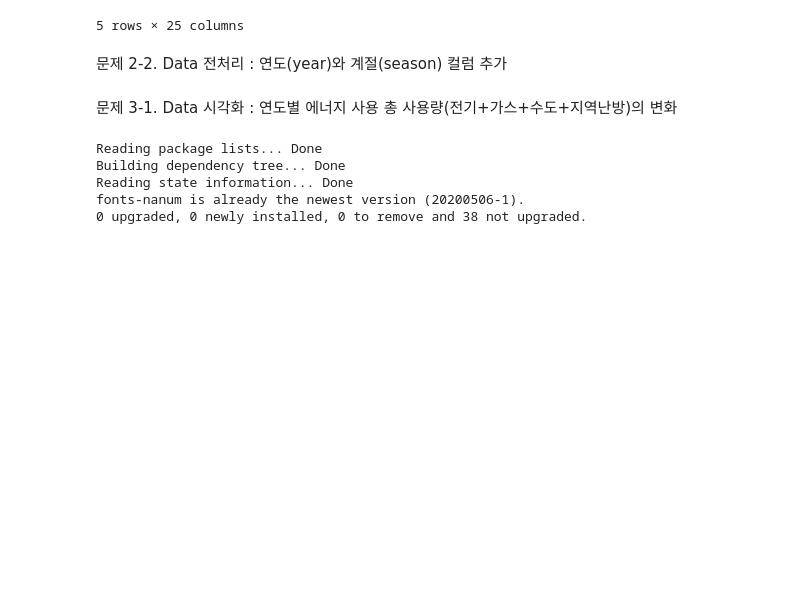
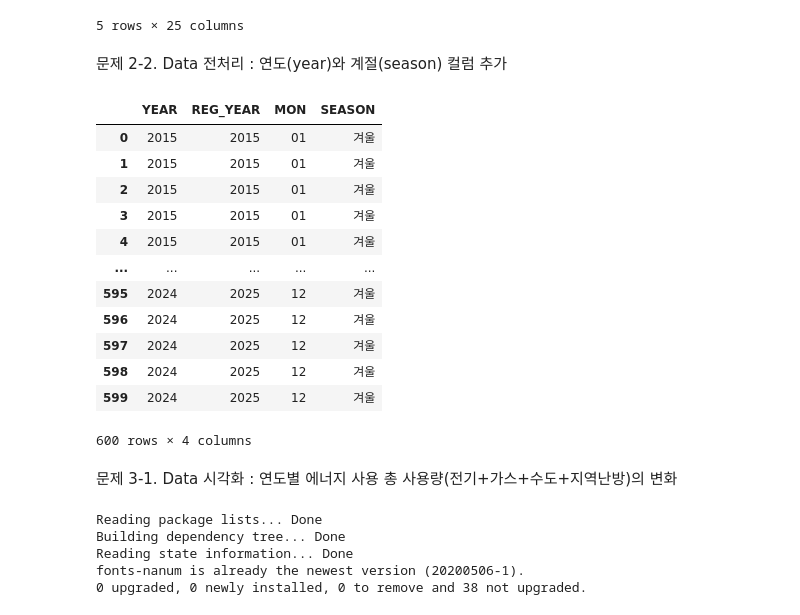
Before and after one commit to shyoonCS/DataAnalysis, a Jupyter notebook: Report202502.ipynb, the cells around one changed output. Drawn from its saved outputs; the diff is of its cells as text; code cells hidden in the pictures; blank space fills up the shorter version.

```diff
--- a/Report202502.ipynb
+++ b/Report202502.ipynb
@@ -71,27 +71,39 @@ df.head()
 # %% [markdown]
 문제 2-2. Data 전처리 : 연도(year)와 계절(season) 컬럼 추가
 # %%
-# 연도컬럼 추가 : YEAR 기 존재, 생략
-#df['REG_DATE'] = pd.to_datetime(df['REG_DATE'])
-#df['YEAR2'] = df['REG_DATE'].dt.year
-#df.info()
-#df.head()
+# 연도컬럼 추가 : YEAR 기 존재, REG_YEAR 추가
+df['REG_DATE'] = pd.to_datetime(df['REG_DATE'])
+df['REG_YEAR'] = df['REG_DATE'].dt.year
 
 # 계절(SEASON) 컬럼 추가
 def f_season(MON) :
   if MON in ['03','04','05'] :
     return '봄'
   elif MON in ['06','07','08'] :
     return '여름'
   elif MON in ['09','10','11'] :
     return '가을'
   elif MON in ['12','01','02'] :
     return '겨울'
   else :
     return 'N/A'
 
 df['SEASON'] = df['MON'].apply(f_season)
-#df
+df[['YEAR', 'REG_YEAR','MON','SEASON']]
+# %% [output]
+|  | YEAR | REG_YEAR | MON | SEASON |
+| 0 | 2015 | 2015 | 01 | 겨울 |
+| 1 | 2015 | 2015 | 01 | 겨울 |
+| 2 | 2015 | 2015 | 01 | 겨울 |
+| 3 | 2015 | 2015 | 01 | 겨울 |
+| 4 | 2015 | 2015 | 01 | 겨울 |
+| ... | ... | ... | ... | ... |
+| 595 | 2024 | 2025 | 12 | 겨울 |
+| 596 | 2024 | 2025 | 12 | 겨울 |
+| 597 | 2024 | 2025 | 12 | 겨울 |
+| 598 | 2024 | 2025 | 12 | 겨울 |
+| 599 | 2024 | 2025 | 12 | 겨울 |
+600 rows × 4 columns
 # %% [markdown]
 문제 3-1. Data 시각화 : 연도별 에너지 사용 총 사용량(전기+가스+수도+지역난방)의 변화
 # %%
```
Also changed, not shown: parts of 6 cells of this notebook.
